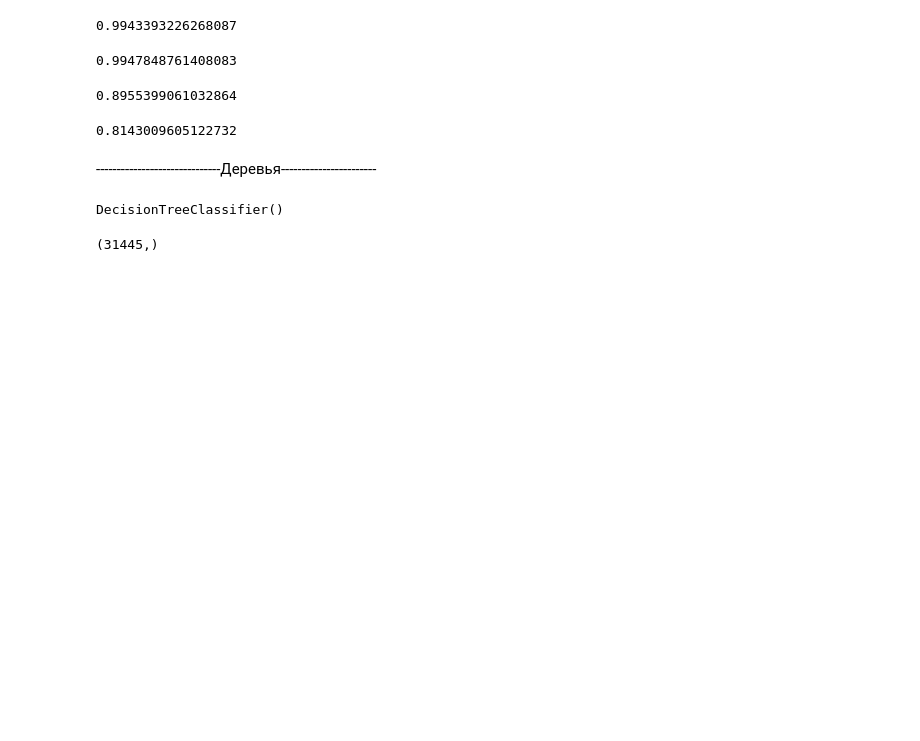
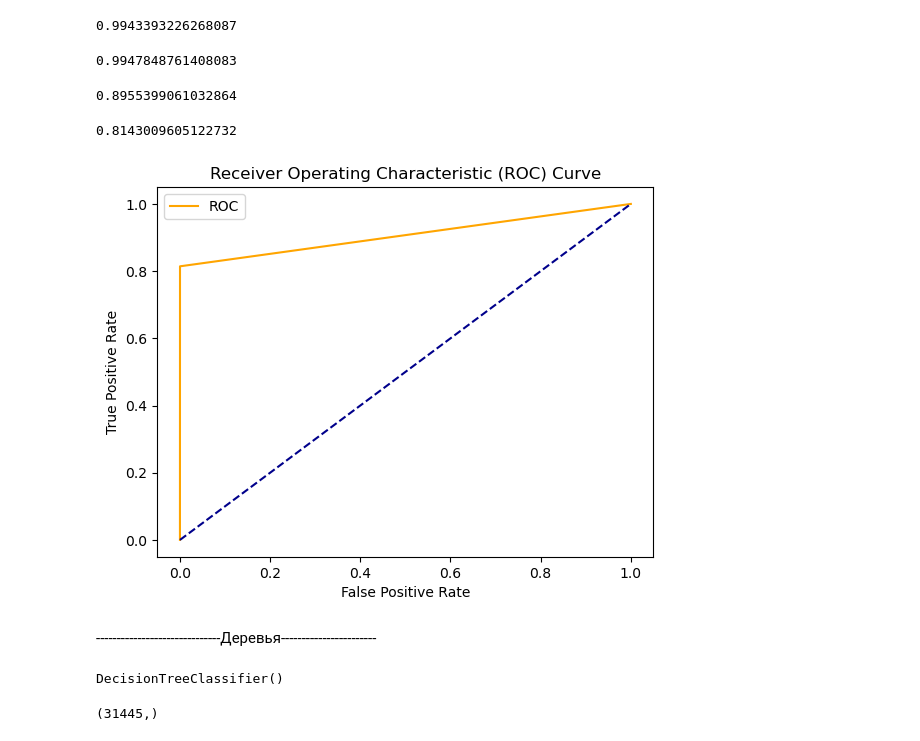
Before and after one commit to eiforiaa/diplom_lyapkina, a Jupyter notebook: new.ipynb, the cells around one changed output. Cells and saved outputs as stored; diff of their text form; code cells hidden in the pictures; blank space fills up the shorter version.

```diff
--- a/new.ipynb
+++ b/new.ipynb
@@ -472,3 +472,5 @@ f1_score(y_test_data, model_svm_new.predict(x_test_new))
 recall_score(y_test_data, model_svm_new.predict(x_test_new))
 # %% [output]
 0.8143009605122732
+# %%
+probs_1 = model_svm_new.predict(x_test_new)
@@ -475,3 +479,9 @@ recall_score(y_test_data, model_svm_new.predict(x_test_new))
+# %%
+fpr1, tpr1, thresholds1 = roc_curve(y_test_data, probs_1)
+# %%
+plot_roc_curve(fpr1, tpr1)
+# %% [output]
+[figure, added]
 # %% [markdown]
 ------------------------------Деревья-----------------------
 # %%
```
Also changed, not shown: parts of 9 cells of this notebook.
